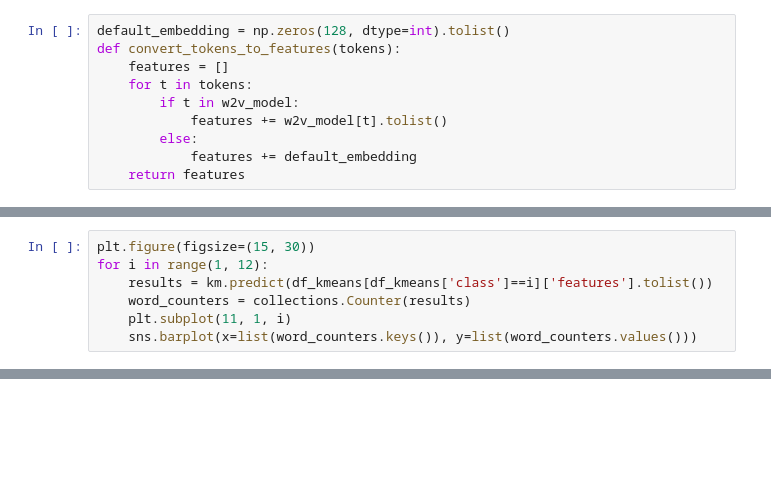
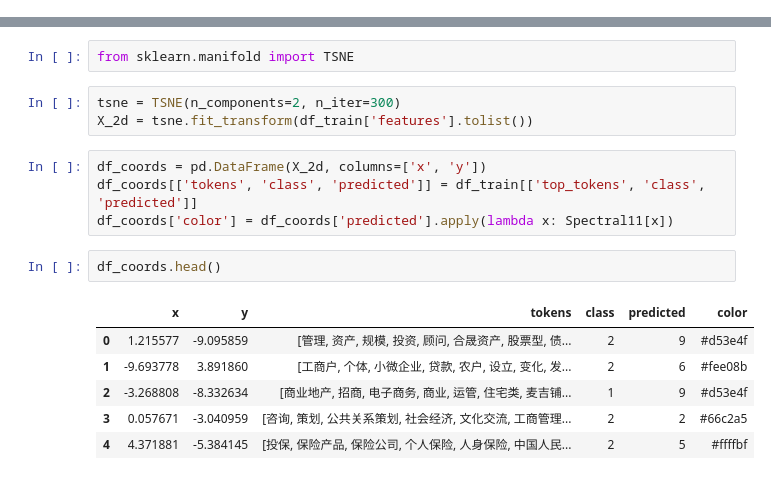
Before and after one commit to silverbullet11/company_classification, a Jupyter notebook: Week2.ipynb, the cells around one changed output, grey strips where cells are left out. Drawn from its saved outputs; the diff is of its cells as text; blank space fills up the shorter version.

```diff
--- a/Week2.ipynb
+++ b/Week2.ipynb
@@ -211,10 +0,0 @@ array([ 0.20951226,  0.11384013, -0.11177708,  0.04628611, -0.19558701,
-# %%
-default_embedding = np.zeros(128, dtype=int).tolist()
-def convert_tokens_to_features(tokens):
-    features = []
-    for t in tokens:
-        if t in w2v_model:
-            features += w2v_model[t].tolist()
-        else:
-            features += default_embedding
-    return features
@@ -245,7 +0,0 @@ sns.barplot(x=list(word_counters.keys()), y=list(word_counters.values()))
-# %%
-plt.figure(figsize=(15, 30))
-for i in range(1, 12):
-    results = km.predict(df_kmeans[df_kmeans['class']==i]['features'].tolist())
-    word_counters = collections.Counter(results)
-    plt.subplot(11, 1, i)
-    sns.barplot(x=list(word_counters.keys()), y=list(word_counters.values()))
@@ -257,0 +184,18 @@ df_kmeans[['class', 'predicted', 'top_10_tokens']].to_csv('predicted.csv')
+# %%
+from sklearn.manifold import TSNE
+# %%
+tsne = TSNE(n_components=2, n_iter=300)
+X_2d = tsne.fit_transform(df_train['features'].tolist())
+# %%
+df_coords = pd.DataFrame(X_2d, columns=['x', 'y'])
+df_coords[['tokens', 'class', 'predicted']] = df_train[['top_tokens', 'class', 'predicted']]
+df_coords['color'] = df_coords['predicted'].apply(lambda x: Spectral11[x])
+# %%
+df_coords.head()
+# %% [output]
+|  | x | y | tokens | class | predicted | color |
+| 0 | 1.215577 | -9.095859 | [管理, 资产, 规模, 投资, 顾问, 合晟资产, 股票型, 债... | 2 | 9 | #d53e4f |
+| 1 | -9.693778 | 3.891860 | [工商户, 个体, 小微企业, 贷款, 农户, 设立, 变化, 发... | 2 | 6 | #fee08b |
+| 2 | -3.268808 | -8.332634 | [商业地产, 招商, 电子商务, 商业, 运管, 住宅类, 麦吉铺... | 1 | 9 | #d53e4f |
+| 3 | 0.057671 | -3.040959 | [咨询, 策划, 公共关系策划, 社会经济, 文化交流, 工商管理... | 2 | 2 | #66c2a5 |
+| 4 | 4.371881 | -5.384145 | [投保, 保险产品, 保险公司, 个人保险, 人身保险, 中国人民... | 2 | 5 | #ffffbf |
```
Also changed, not shown: parts of 40 cells of this notebook, 3 other files.
